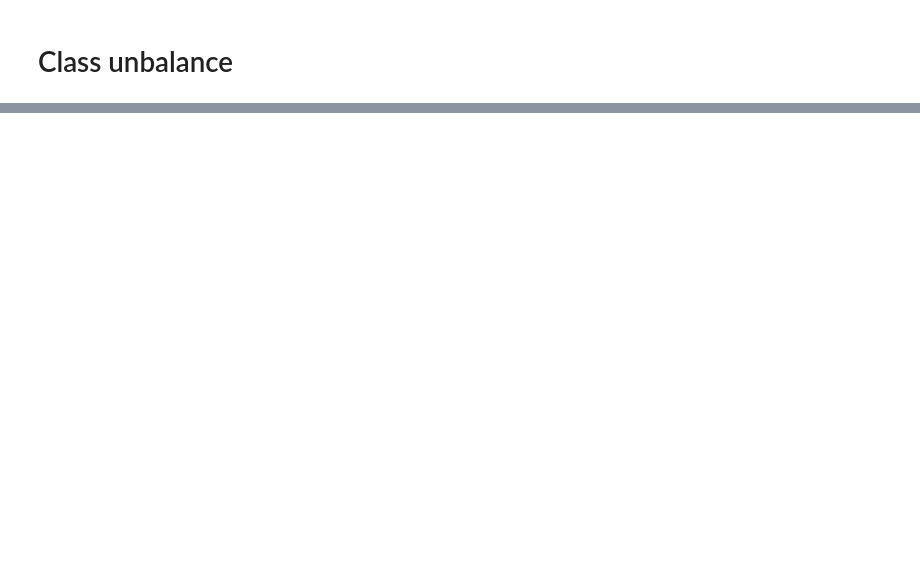
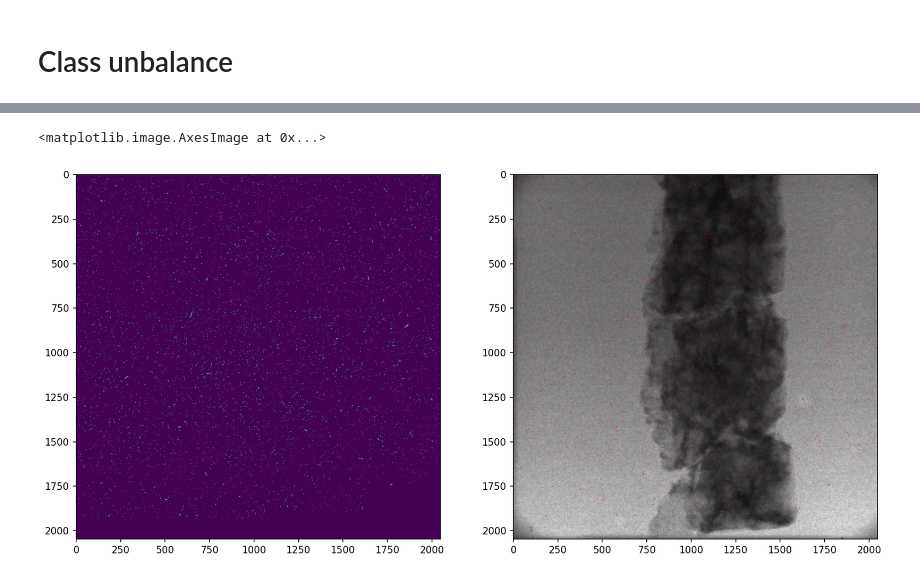
Before and after one commit to ImagingLectures/MLSegmentation4NI, a Jupyter notebook: scripts/FigurePreparation.ipynb, the cells around one changed output, grey strips where cells are left out. Saved outputs shown, nothing was run; the diff lists cells and outputs as text; code cells hidden in the pictures; blank space fills up the shorter version.

```diff
--- a/scripts/FigurePreparation.ipynb
+++ b/scripts/FigurePreparation.ipynb
@@ -38,0 +64,9 @@ print(x.reshape((10,20)).shape)
+# %%
+fig, ax = plt.subplots(1,2,figsize=(15,8))
+
+m = 0.8<(img[:,:,0]*(1-img[:,:,1])*(1-img[:,:,2]))
+ax[0].imshow(m)
+ax[1].imshow(img)
+# %% [output]
+<matplotlib.image.AxesImage at 0x...>
+[figure, added]
```
Also changed, not shown: parts of 9 cells of this notebook, 2 other files.
